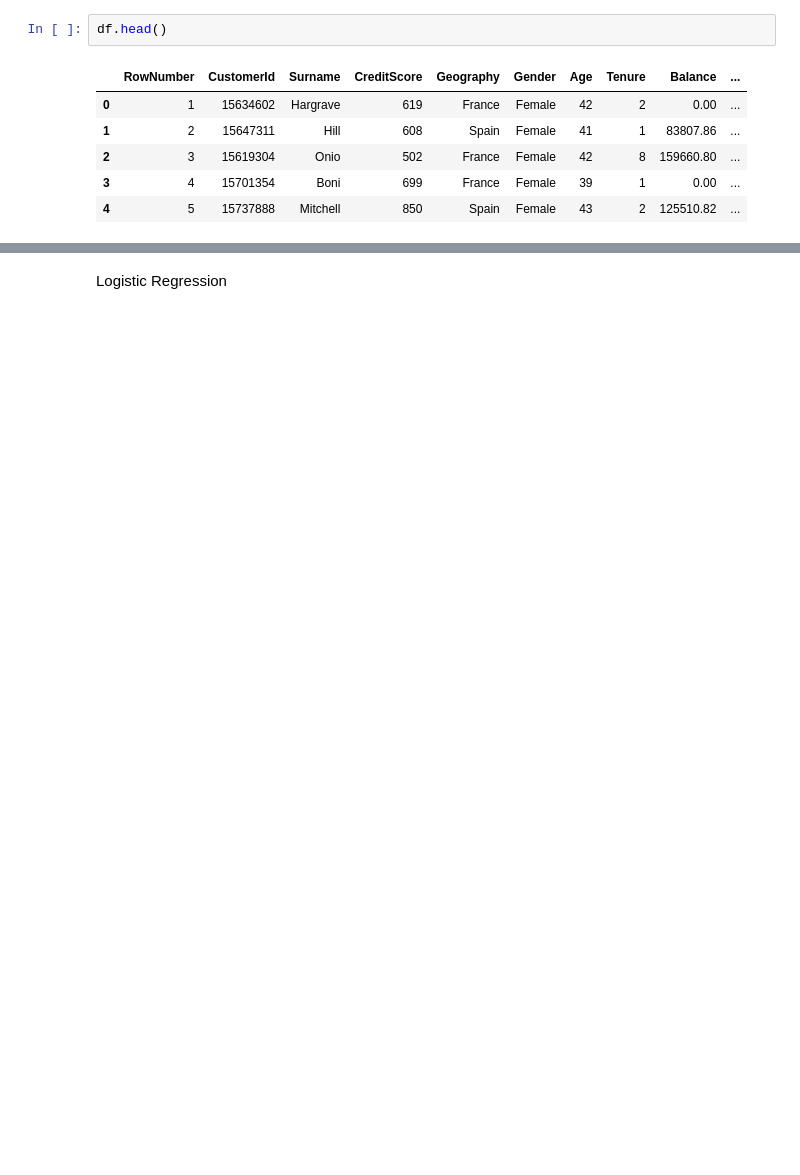
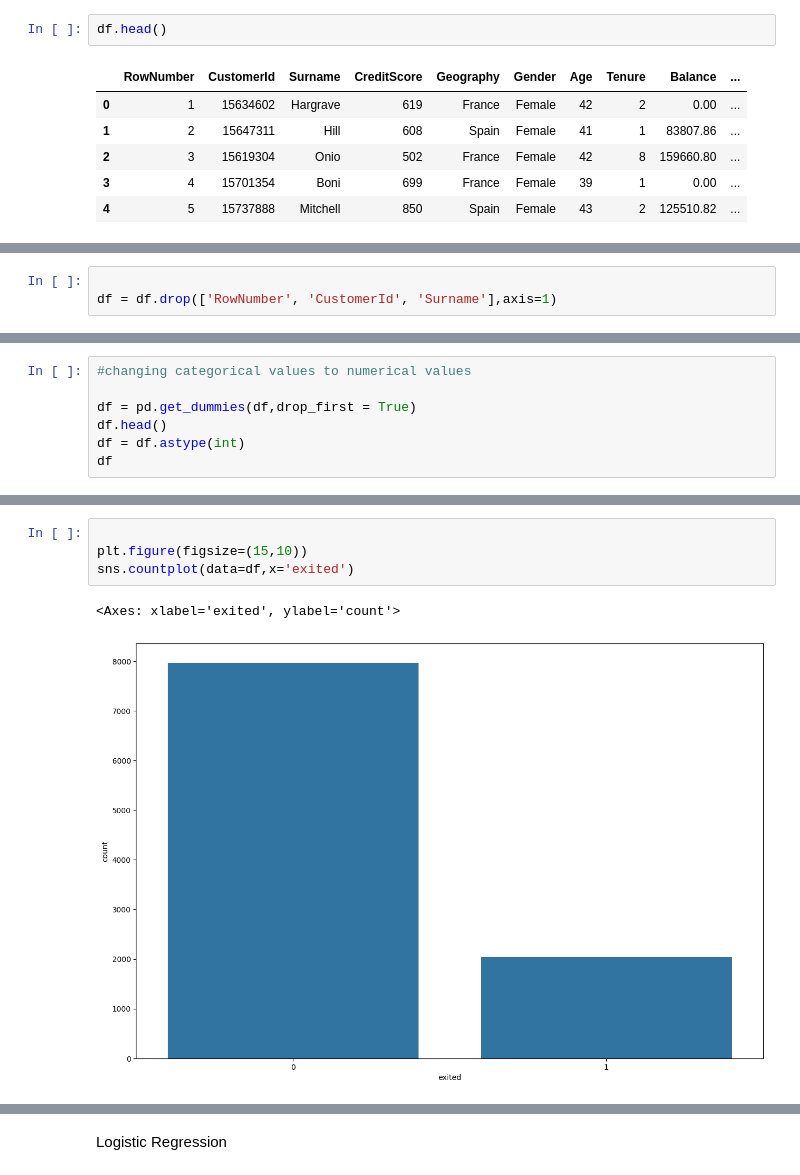
Before and after one commit to Vinithpr2004/CODSOFT, a Jupyter notebook: codsoft_task3.ipynb, the cells around one changed output, grey strips where cells are left out. Cells and saved outputs as stored; diff of their text form; blank space fills up the shorter version.

```diff
--- a/codsoft_task3.ipynb
+++ b/codsoft_task3.ipynb
@@ -42,0 +57,3 @@ df.head()
+# %%
+
+df = df.drop(['RowNumber', 'CustomerId', 'Surname'],axis=1)
@@ -42,0 +110,7 @@ df.head()
+# %%
+#changing categorical values to numerical values
+
+df = pd.get_dummies(df,drop_first = True)
+df.head()
+df = df.astype(int)
+df
@@ -42,0 +139,7 @@ df.head()
+# %%
+
+plt.figure(figsize=(15,10))
+sns.countplot(data=df,x='exited')
+# %% [output]
+<Axes: xlabel='exited', ylabel='count'>
+[figure, added]
```
Also changed, not shown: parts of 41 cells of this notebook.
